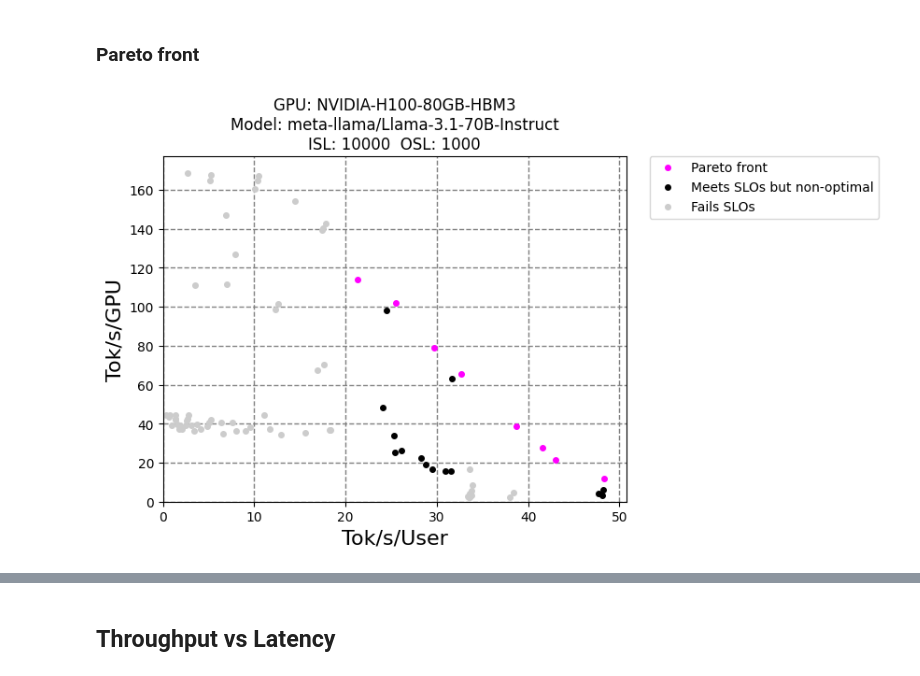
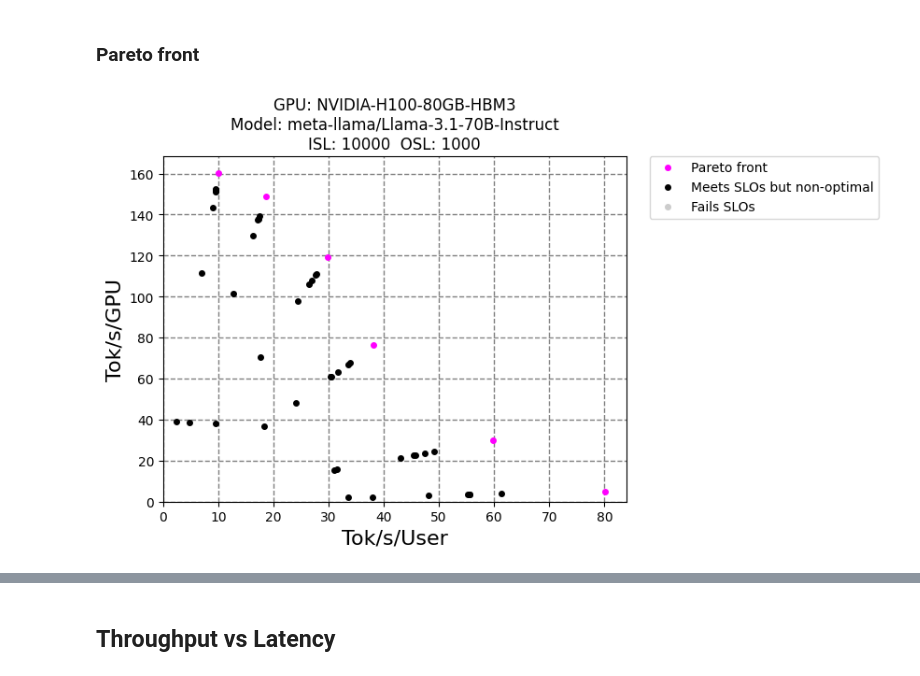
Before and after one commit to toslali-ibm/llm-d-benchmark, a Jupyter notebook: analysis/analysis_pd.ipynb, the cells around one changed output, grey strips where cells are left out. Drawn from its saved outputs; the diff is of its cells as text; code cells hidden in the pictures.

```diff
--- a/analysis/analysis_pd.ipynb
+++ b/analysis/analysis_pd.ipynb
@@ -702,9 +702,9 @@ idx = 0
 # Define SLOs
 # Note: we will compare these against mean values below, but more typically
 # these should be compared against statistics like P90.
-ttft_max = 10000
-tpot_max = 50
-thpt_min = 500
+# ttft_max = 10000
+# tpot_max = 50
+# thpt_min = 500
 
 ################################################################################
 # Standard code
@@ -756,34 +756,34 @@ runs_filtered_not_front = runs_filtered[~runs_filtered.index.isin(pareto_set)]
 # Runs on the Pareto front
 runs_pareto_front = runs_filtered[runs_filtered.index.isin(pareto_set)]
 
 
 plt.plot(runs_pareto_front.Thpt_per_User, runs_pareto_front.Thpt_per_GPU,
          marker='o', markersize=4,
          color='#FF00FF',
          linestyle='',
          label='Pareto front'
         )
 plt.plot(runs_filtered_not_front.Thpt_per_User, runs_filtered_not_front.Thpt_per_GPU,
          marker='o', markersize=4,
          color='#000000',
          linestyle='',
          label='Meets SLOs but non-optimal'
         )
 plt.plot(runs_fails_slo.Thpt_per_User, runs_fails_slo.Thpt_per_GPU,
          marker='o', markersize=4,
          color='#CCCCCC',
          linestyle='',
          label='Fails SLOs'
         )
 plt.title(f'GPU: {gpu}\nModel: {model}\nISL: {isl}  OSL: {osl}')
 plt.xlabel('Tok/s/User', fontsize='16')
 plt.ylabel('Tok/s/GPU', fontsize='16')
 plt.grid(True, linewidth=1, ls='--', color='gray')
 plt.axis([0, None, 0, None])
 plt.legend(bbox_to_anchor=(1.05, 1), loc=2, borderaxespad=0.)
 plt.show()
 # %% [output]
-[figure, old version]
+[figure, new version]
 # %%
 # See best configurations on Pareto front
 runs_pareto_front
```
Also changed, not shown: parts of 4 cells of this notebook.
